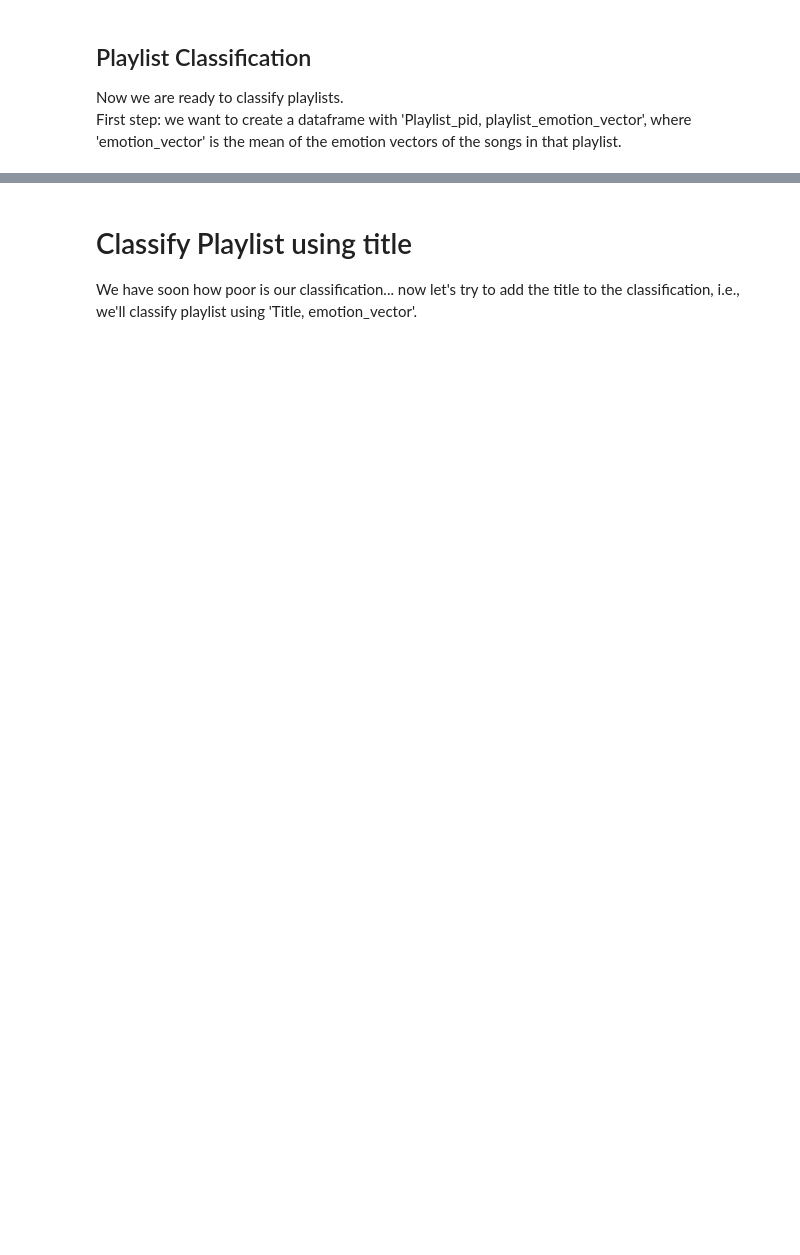
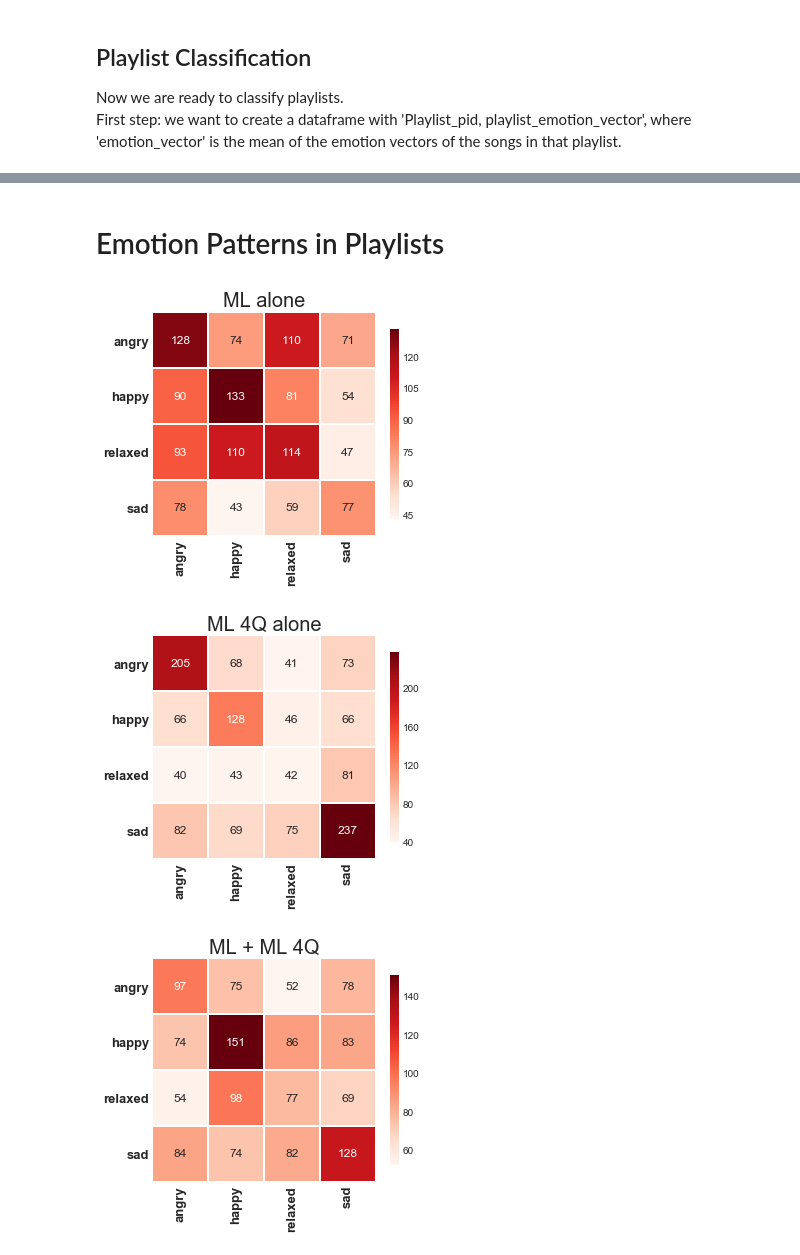
Before and after one commit to sgiammy/emotion-patterns-in-music-playlists, a Jupyter notebook: src/Final_steps.ipynb, the cells around one changed output, grey strips where cells are left out. Drawn from its saved outputs; the diff is of its cells as text; code cells hidden in the pictures; blank space fills up the shorter version.

```diff
--- a/src/Final_steps.ipynb
+++ b/src/Final_steps.ipynb
@@ -380,7 +638,7 @@ Since we know that we weren't able to download all the lyrics
 we want to see how this has impacted our playlists
 '''
 
-before = songs_testDF['Pid'].value_counts().sort_index()
+before = songs_testDF['PID'].value_counts().sort_index()
 after = songsDF['PID'].value_counts().sort_index()
 df = pd.concat([before, after], axis=1)
 df.columns = ['Before','After']
@@ -447,7 +705,7 @@ for idx, row in songsDF.iterrows():
             sentiment = sa.analyse(content)
 
             elem = (
-              row['PID'],
+              row['PID'], row['SeqID'],
               row['Artist'], row['Title'],
               lyric_doc.vector, title_doc.vector,
               features['line_count'], features['word_count'],#get_line_count(lyric), get_word_count(lyric),
@@ -471,7 +729,7 @@ for idx, row in songsDF.iterrows():
 
 
 songsFeat = pd.DataFrame(rows)
-songsFeat.columns = ['PLAYLIST_PID', 'ARTIST', 'SONG_TITLE', 'LYRICS_VECTOR', 'TITLE_VECTOR',
+songsFeat.columns = ['PLAYLIST_PID','SEQ_ID', 'ARTIST', 'SONG_TITLE', 'LYRICS_VECTOR', 'TITLE_VECTOR',
         'LINE_COUNT', 'WORD_COUNT', 'ECHOISMS', 'SELFISH_DEGREE',
         'DUPLICATE_LINES', 'IS_TITLE_IN_LYRICS', 'RHYMES', 'VERB_PRESENT',
         'VERB_PAST', 'VERB_FUTURE', 'ADJ_FREQUENCIES', 'CONJUCTION_FREQUENCIES',
@@ -701,3 +942,10 @@ Second model: MoodyLyrics4Q alone 0.43
-# %% [markdown]
-# Classify Playlist using title
-We have soon how poor is our classification... now let's try to add the title to the classification, i.e., we'll classify playlist using 'Title, emotion_vector'.
+# %% [markdown]
+# Emotion Patterns in Playlists
+# %%
+# Compute confusion matrix
+def plot_matrix(matrix, title, labels):
+    plt.figure(figsize = (5,7))
+    plt.title(title,fontsize=20)
+    ax = sns.heatmap(matrix, annot=True, cmap='Reds',fmt='g',square=True,linewidths=.7, cbar_kws={"shrink": .5},annot_kws={"size": 12})
+    ax.set_xticklabels(labels,fontsize=13, weight='bold', rotation=90)
+    b = ax.set_yticklabels(labels,fontsize=13, weight='bold',rotation=360)
@@ -703,0 +973,37 @@ We have soon how poor is our classification... now let's try to add the title to
+# %%
+'''
+Remember that for some songs we weren't able to download the lyrics.
+This means that we have some Seq_IDs missing sometimes.
+We want to compute transition from an emotion to the other, so for this task
+we will consider only the transition from current seqID and seqID+1.
+'''
+
+'''
+HOW?
+We will use a 3x (4x4) matrix, where matrix[i][j] is the total count of transition from emotion i to
+emotion j in that playlist.
+Remember that for us
+0 = 'angry'
+1 = 'happy'
+2 = 'relaxed'
+3 = 'sad'
+
+'''
+emotion_labels = ['angry','happy','relaxed','sad']
+
+graph = np.zeros((3,4,4))
+for i in range(3):
+    for j in range(len(songs_emotion[i])-1):
+        # here we have row[0] = Playlist_PID, row[1] = Seq_ID, row[2] = emotion
+        if songs_emotion[i][j,1] + 1 == songs_emotion[i][j+1,1] :
+            m = int(songs_emotion[i][j,2])
+            n = int(songs_emotion[i][j+1,2])
+            graph[i][m,n] += 1
+
+plot_matrix(graph[0], 'ML alone', emotion_labels)
+plot_matrix(graph[1], 'ML 4Q alone', emotion_labels)
+plot_matrix(graph[2], 'ML + ML 4Q', emotion_labels)
+# %% [output]
+[figure, added]
+[figure, added]
+[figure, added]
```
Also changed, not shown: parts of 44 cells of this notebook, 10 other files.
